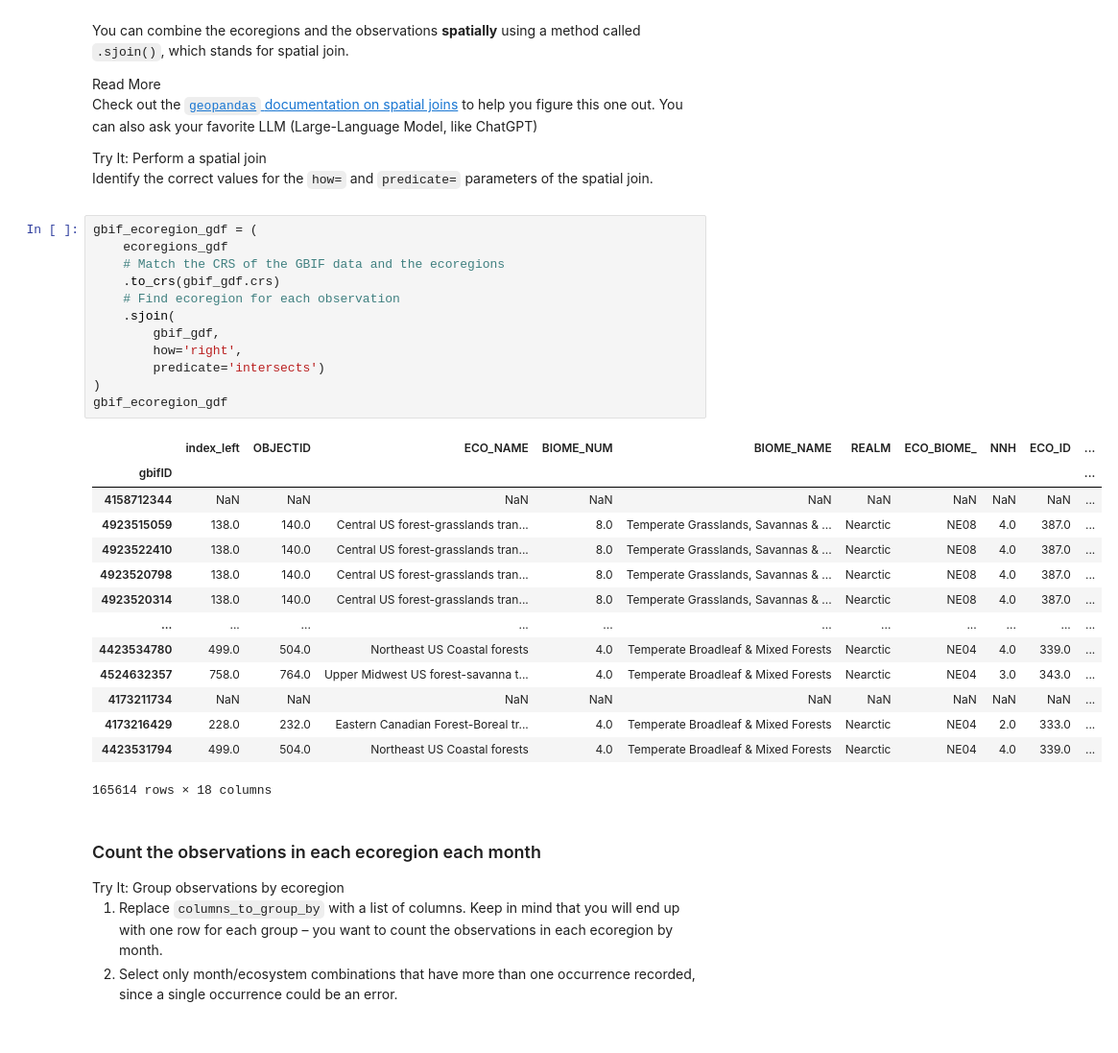
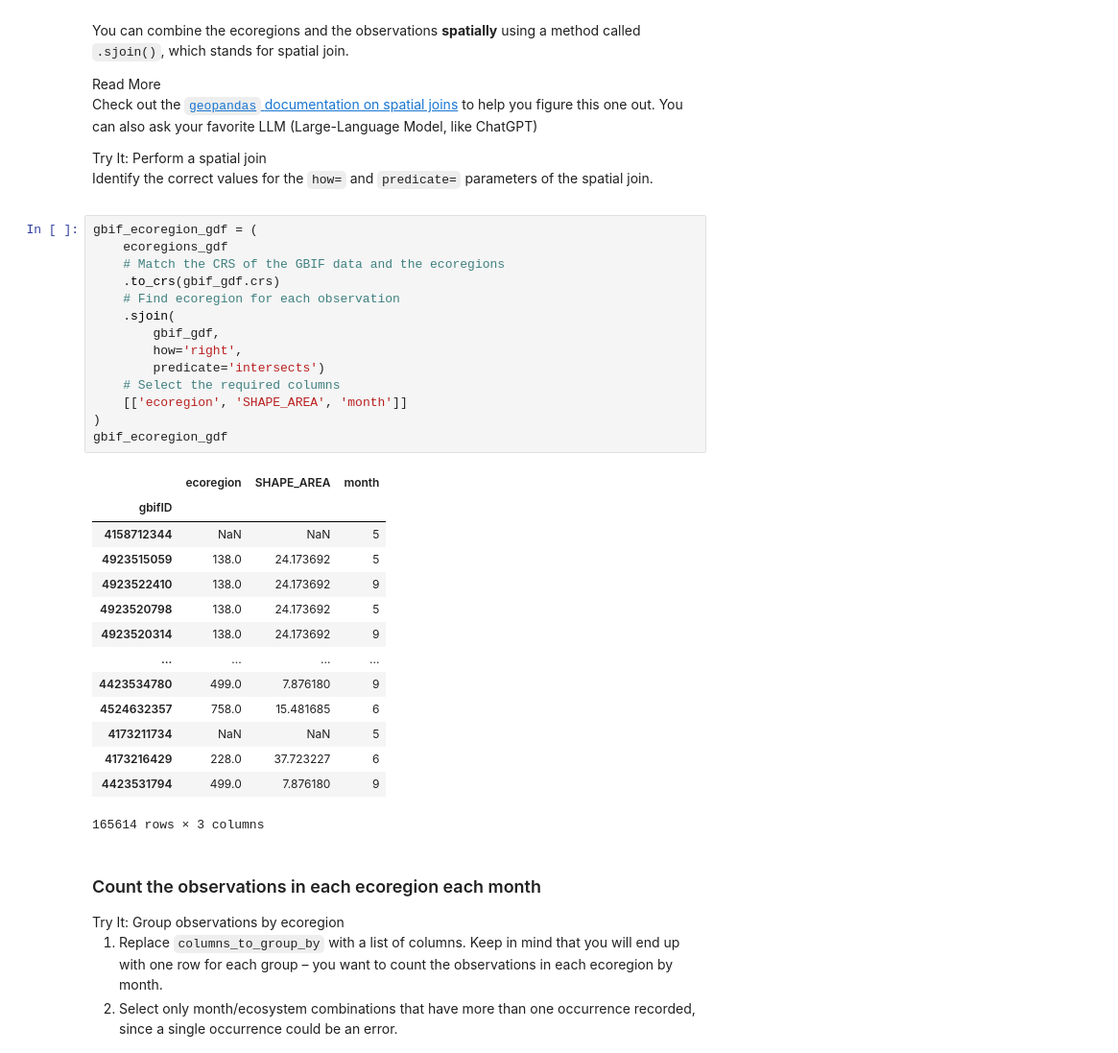
Before and after one commit to earthlab-education/02-migration-nquarder, a Jupyter notebook: notebooks/migration-32-normalize.ipynb, the cells around one changed output. Shown: that part at 96% size. Saved outputs shown, nothing was run; the diff lists cells and outputs as text.

```diff
--- a/notebooks/migration-32-normalize.ipynb
+++ b/notebooks/migration-32-normalize.ipynb
@@ -28,30 +28,32 @@ can also ask your favorite LLM (Large-Language Model, like ChatGPT)</p></div></d
 # %%
 gbif_ecoregion_gdf = (
     ecoregions_gdf
     # Match the CRS of the GBIF data and the ecoregions
     .to_crs(gbif_gdf.crs)
     # Find ecoregion for each observation
     .sjoin(
         gbif_gdf,
         how='right',
         predicate='intersects')
+    # Select the required columns
+    [['ecoregion', 'SHAPE_AREA', 'month']]
 )
 gbif_ecoregion_gdf
 # %% [output]
-|  | index_left | OBJECTID | ECO_NAME | BIOME_NUM | BIOME_NAME | REALM | ECO_BIOME_ | NNH | ECO_ID | ... |
-| gbifID |  |  |  |  |  |  |  |  |  | ... |
-| 4158712344 | NaN | NaN | NaN | NaN | NaN | NaN | NaN | NaN | NaN | ... |
-| 4923515059 | 138.0 | 140.0 | Central US forest-grasslands tran... | 8.0 | Temperate Grasslands, Savannas & ... | Nearctic | NE08 | 4.0 | 387.0 | ... |
-| 4923522410 | 138.0 | 140.0 | Central US forest-grasslands tran... | 8.0 | Temperate Grasslands, Savannas & ... | Nearctic | NE08 | 4.0 | 387.0 | ... |
-| 4923520798 | 138.0 | 140.0 | Central US forest-grasslands tran... | 8.0 | Temperate Grasslands, Savannas & ... | Nearctic | NE08 | 4.0 | 387.0 | ... |
-| 4923520314 | 138.0 | 140.0 | Central US forest-grasslands tran... | 8.0 | Temperate Grasslands, Savannas & ... | Nearctic | NE08 | 4.0 | 387.0 | ... |
-| ... | ... | ... | ... | ... | ... | ... | ... | ... | ... | ... |
-| 4423534780 | 499.0 | 504.0 | Northeast US Coastal forests | 4.0 | Temperate Broadleaf & Mixed Forests | Nearctic | NE04 | 4.0 | 339.0 | ... |
-| 4524632357 | 758.0 | 764.0 | Upper Midwest US forest-savanna t... | 4.0 | Temperate Broadleaf & Mixed Forests | Nearctic | NE04 | 3.0 | 343.0 | ... |
-| 4173211734 | NaN | NaN | NaN | NaN | NaN | NaN | NaN | NaN | NaN | ... |
-| 4173216429 | 228.0 | 232.0 | Eastern Canadian Forest-Boreal tr... | 4.0 | Temperate Broadleaf & Mixed Forests | Nearctic | NE04 | 2.0 | 333.0 | ... |
-| 4423531794 | 499.0 | 504.0 | Northeast US Coastal forests | 4.0 | Temperate Broadleaf & Mixed Forests | Nearctic | NE04 | 4.0 | 339.0 | ... |
+|  | ecoregion | SHAPE_AREA | month |
+| gbifID |  |  |  |
+| 4158712344 | NaN | NaN | 5 |
+| 4923515059 | 138.0 | 24.173692 | 5 |
+| 4923522410 | 138.0 | 24.173692 | 9 |
+| 4923520798 | 138.0 | 24.173692 | 5 |
+| 4923520314 | 138.0 | 24.173692 | 9 |
+| ... | ... | ... | ... |
+| 4423534780 | 499.0 | 7.876180 | 9 |
+| 4524632357 | 758.0 | 15.481685 | 6 |
+| 4173211734 | NaN | NaN | 5 |
+| 4173216429 | 228.0 | 37.723227 | 6 |
+| 4423531794 | 499.0 | 7.876180 | 9 |
-165614 rows × 18 columns
+165614 rows × 3 columns
 # %% [markdown]
 ### Count the observations in each ecoregion each month
 
```
Also changed, not shown: parts of 7 cells of this notebook.
